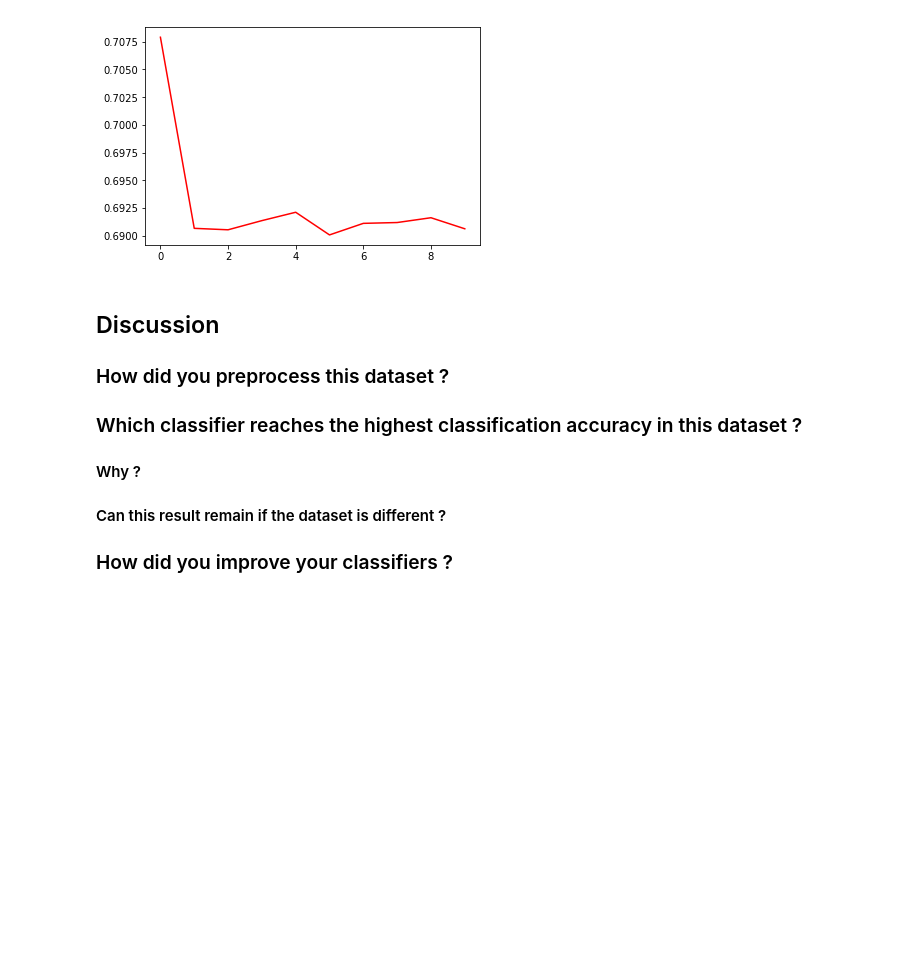
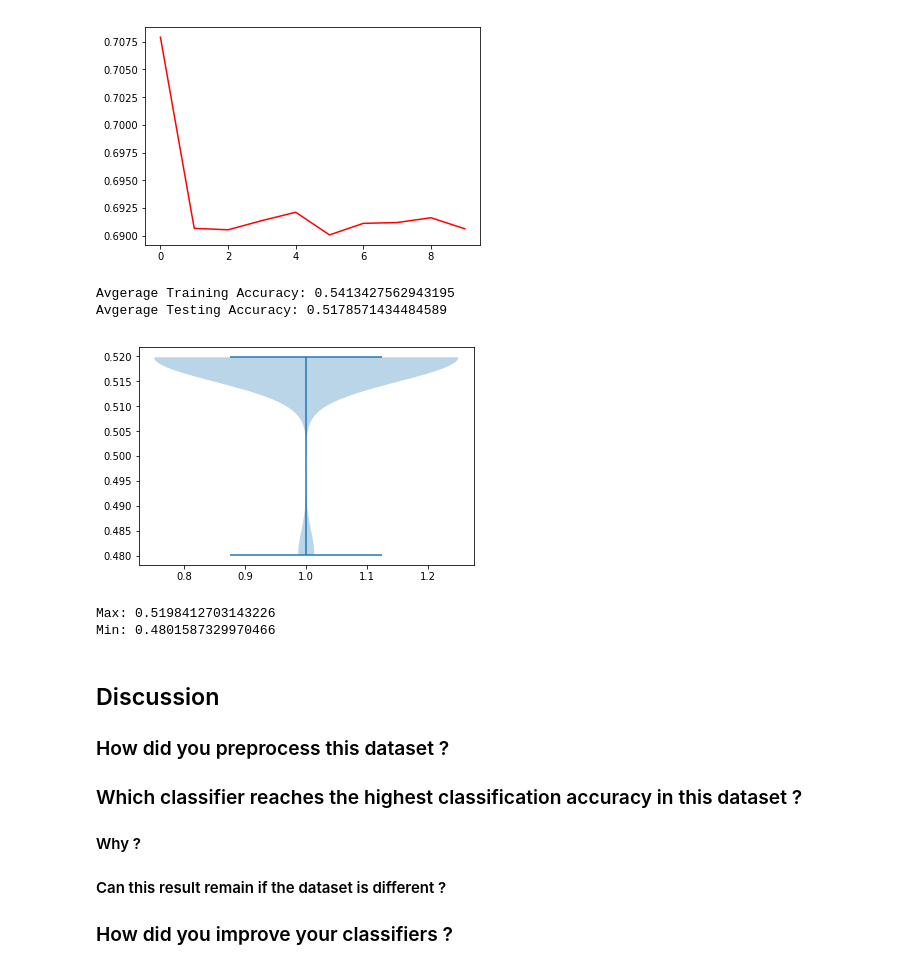
Before and after one commit to kevin110604/FDA_regression_svm_nn, a Jupyter notebook: FDA_hw3.ipynb, the cells around one changed output. Drawn from its saved outputs; the diff is of its cells as text; code cells hidden in the pictures; blank space fills up the shorter version.

Commit message:
Add average accuracy in neural networks

```diff
--- a/FDA_hw3.ipynb
+++ b/FDA_hw3.ipynb
@@ -274,6 +274,36 @@ plt.plot(range(len(losses)), losses, 'r')
 plt.show()
 # %% [output]
 [figure]
+# %%
+def train_and_evaluate(model, x_train, y_train, x_test, y_test, n=20):
+    train_accs = []
+    test_accs = []
+    with tqdm(total=n) as progress_bar:
+        for _ in range(n):
+            model.fit(x_train, y_train, epochs=epochs,
+                      batch_size=batch_size, verbose=False)
+            train_accs.append(model.evaluate(x_train, y_train, batch_size=32, verbose=False)[1])
+            test_accs.append(model.evaluate(x_test, y_test, batch_size=32, verbose=False)[1])
+            progress_bar.update()
+    print('Avgerage Training Accuracy: %s' % np.average(train_accs))
+    print('Avgerage Testing Accuracy: %s' % np.average(test_accs))
+    return train_accs, test_accs
+# %%
+train_accs, test_accs = train_and_evaluate(model, x_train_std, y_train, x_test_std, y_test)
+# %% [output]
+Avgerage Training Accuracy: 0.5413427562943195
+Avgerage Testing Accuracy: 0.5178571434484589
+# %%
+plt.violinplot(test_accs)
+plt.show()
+# %% [output]
+[figure, added]
+# %%
+print('Max: %s' % np.max(test_accs))
+print('Min: %s' % np.min(test_accs))
+# %% [output]
+Max: 0.5198412703143226
+Min: 0.4801587329970466
 # %% [markdown]
 ## Discussion
 
```
